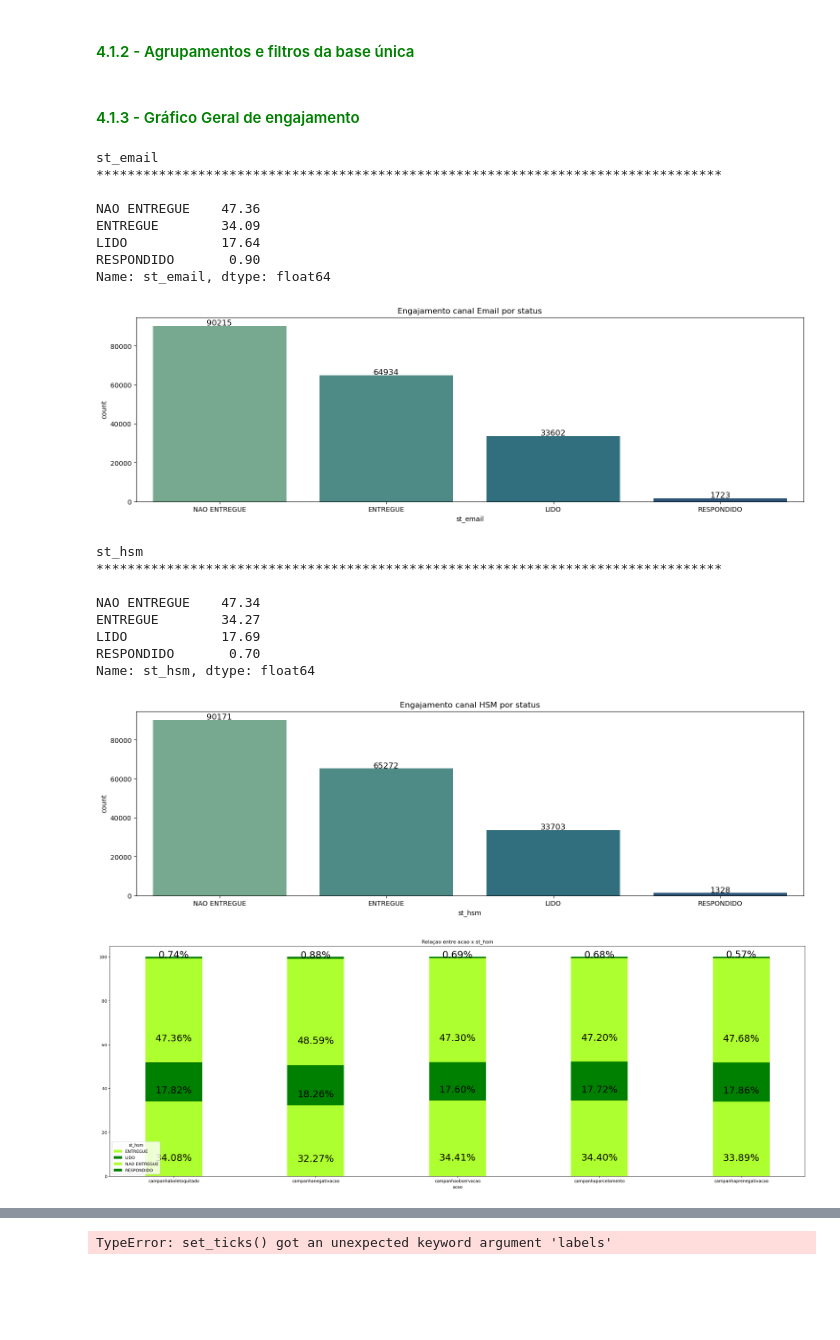
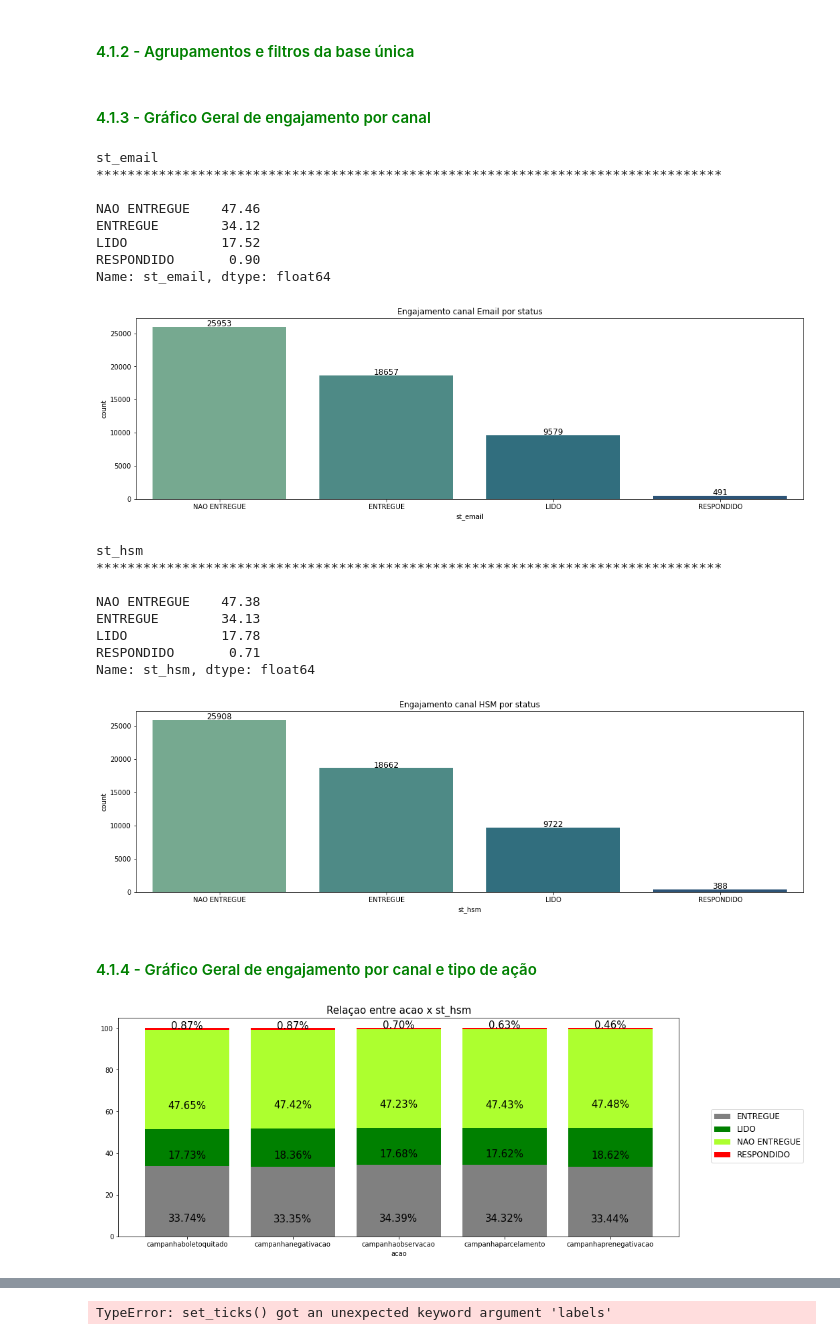
Before and after one commit to Robisonnunes/DC2022_robison_nunes, a Jupyter notebook: data_analysis_dc22.ipynb, the cells around one changed output, grey strips where cells are left out. Drawn from its saved outputs; the diff is of its cells as text; code cells hidden in the pictures; blank space fills up the shorter version.

```diff
--- a/data_analysis_dc22.ipynb
+++ b/data_analysis_dc22.ipynb
@@ -460,0 +490,15 @@ Média de vlr_tpv 926.31
+# %%
+# Filtrando o dataset pela análise de tempo estabelecida acima
+df = df[(df['dt_ref_portfolio']>'2021-10-19') & (df['dt_ref_portfolio']<'2022-04-19')]
+
+# Excluídas as colunas abaixo por que a base de tpv nao comtempla esse período
+df.drop(columns=['dt_transacao','qtd_transacoes','vlr_tpv'] , inplace=True)
+
+# Eliminando as linha que tinham inconsitencia no preenchimento da sigla dos estados (ND, representava 0,01%).
+df = df[df['estado']!='ND']
+
+# alinhando por data de referencia do portifolio (para garantir!)
+df.sort_values(by='dt_ref_portfolio' ,ascending=True, inplace=True)
+
+# Resetando o index
+df.reset_index(drop=True, inplace=True)
@@ -484,51 +546,40 @@ df1.rename(columns={'tp_acao1':'canal_email','tp_acao2':'canal_hsm',
 # Resetando o index
 df1.reset_index(drop=True, inplace=True)
 # %% [markdown]
-#### <font color=green>  4.1.3 - Gráfico Geral de engajamento</font>
+#### <font color=green>  4.1.3 - Gráfico Geral de engajamento por canal</font>
 # %%
-varqual(df1, 'st_email', None, 'Engajamento canal Email por status')
+# invocando a função varqual (ver seção functions acima)
+order = ['NAO ENTREGUE','ENTREGUE','LIDO', 'RESPONDIDO' ]
+varqual(df1, 'st_email', order, 'Engajamento canal Email por status')
 # %% [output]
 st_email
 ********************************************************************************
 
-NAO ENTREGUE    47.36
-ENTREGUE        34.09
-LIDO            17.64
+NAO ENTREGUE    47.46
+ENTREGUE        34.12
+LIDO            17.52
 RESPONDIDO       0.90
 Name: st_email, dtype: float64
-[figure, old version]
+[figure, new version]
 # %%
+# invocando a função varqual (ver seção functions acima)
 order = ['NAO ENTREGUE','ENTREGUE','LIDO', 'RESPONDIDO' ]
 varqual(df1, 'st_hsm', order, 'Engajamento canal HSM por status')
 # %% [output]
 st_hsm
 ********************************************************************************
 
-NAO ENTREGUE    47.34
-ENTREGUE        34.27
-LIDO            17.69
-RESPONDIDO       0.70
+NAO ENTREGUE    47.38
+ENTREGUE        34.13
+LIDO            17.78
+RESPONDIDO       0.71
 Name: st_hsm, dtype: float64
-[figure, old version]
+[figure, new version]
+# %% [markdown]
+#### <font color=green>  4.1.4 - Gráfico Geral de engajamento por canal e tipo de ação</font>
 # %%
-def qual_qual(data, col, col2):
-    """ Plota gráfico de barras (argumentos: dataset, feature, feature_target)"""
-    analise_qual = data.groupby([col, col2]).size().unstack()
-    ax = (analise_qual.T*100/analise_qual.T.sum()).T.plot(kind='bar',
-    figsize=(30,10),width=0.4, color=['greenyellow', 'green'],stacked=True, rot=0)
-    ax.set_title('Relaçao entre ' + col + ' x ' + col2)
-    for p in ax.patches:
-        width = p.get_width()
-        height = p.get_height()
-        x ,y = p.get_xy()
-        ax.annotate('{:.2f}%'.format(height), (x + width/2, y + height*0.2),
-                    ha='center',
-                    fontsize=23,
-                    color='black',
-                    xytext=(0, 1),
-                    textcoords='offset points')
-    plt.show()
-
+# invocando a função qual_qual (ver seção functions acima)
+# Esse gráfico mostra o % de cada etapa de engajamento por campanha com o canal de comunicação hsm
 qual_qual(df1, 'acao', 'st_hsm')
 # %% [output]
-[figure, old version]
+[figure, new version]
```
Also changed, not shown: parts of 16 cells of this notebook.
